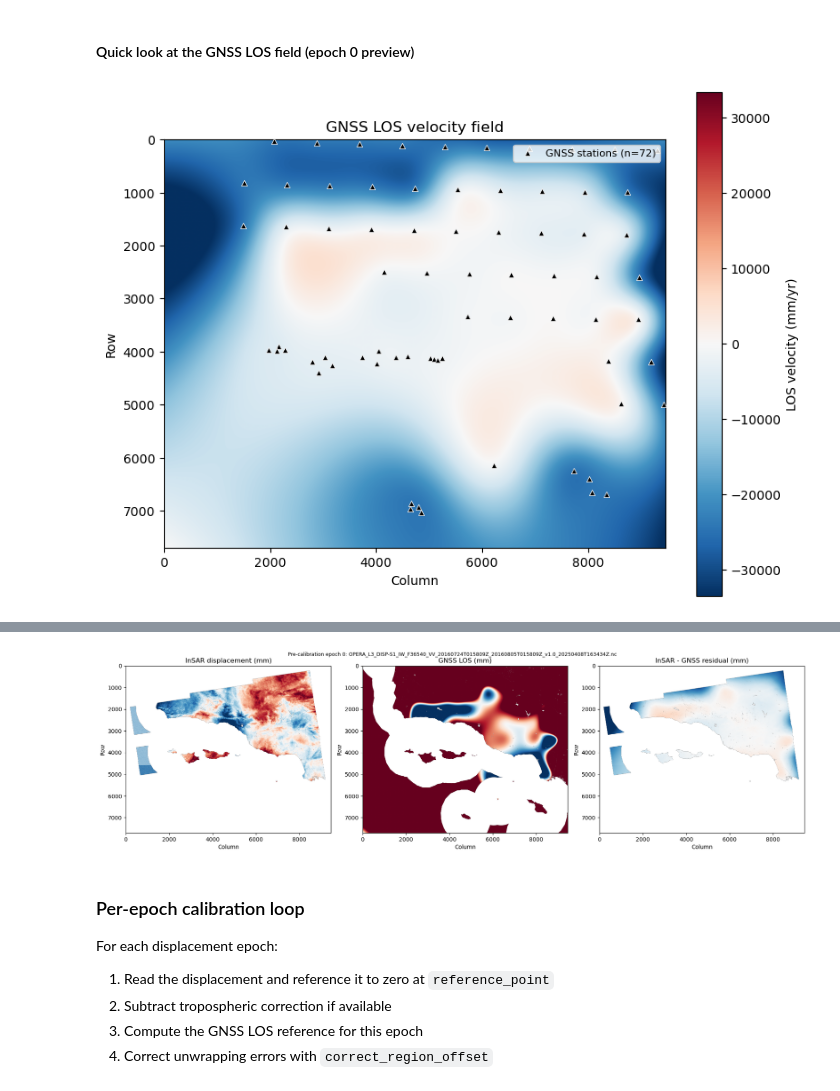
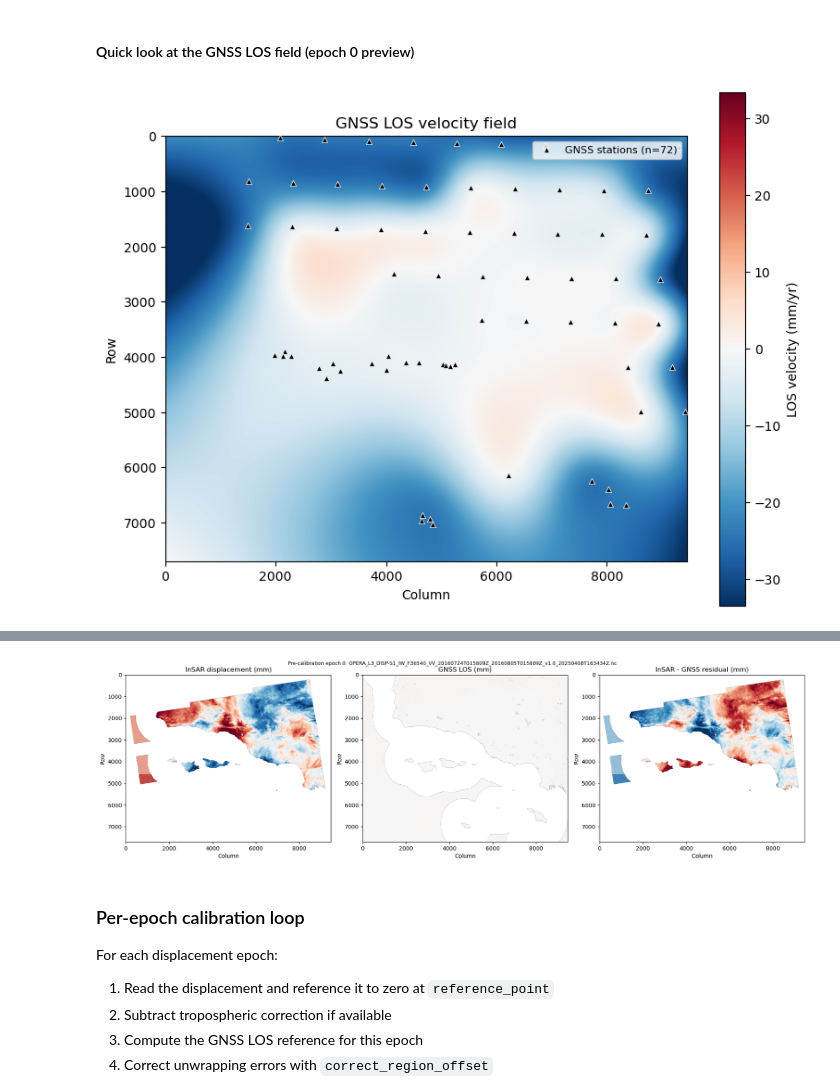
Before and after one commit to opera-adt/Venti, a Jupyter notebook: notebooks/calibration_workflow.ipynb, the cells around one changed output, grey strips where cells are left out. Drawn from its saved outputs; the diff is of its cells as text; code cells hidden in the pictures.

```diff
--- a/notebooks/calibration_workflow.ipynb
+++ b/notebooks/calibration_workflow.ipynb
@@ -242,7 +248,6 @@ if grid_type == "variable":
         method="rbf",
     )
     gnss_los_displacement_0 -= gnss_los_displacement_0[refy, refx]
-    gnss_los_displacement_0 *= 1000.0  # m -> mm
     print(
         f"Epoch 0 ({_ref_0:.3f} -> {_sec_0:.3f}): "
         f"LOS range [{gnss_los_displacement_0.min():.2f}, {gnss_los_displacement_0.max():.2f}] mm"
@@ -260,7 +265,7 @@ sta_row = (N - gnss.station_gdf.geometry.y.values) / (N - S) * ny
 sta_col = (gnss.station_gdf.geometry.x.values - W) / (E - W) * nx
 
 if grid_type == "constant":
-    data_mm  = gnss_los_velocity * 1000.0
+    data_mm  = gnss_los_velocity
     cb_label = "LOS velocity (mm/yr)"
     title    = "GNSS LOS velocity field"
 elif grid_type == "variable":
@@ -286,7 +291,7 @@ ax.legend(loc="upper right", fontsize=8)
 plt.tight_layout()
 plt.show()
 # %% [output]
-[figure, old version]
+[figure, new version]
 # %%
 # Visual Inspection before running the full calibration loop of the first
 # InSAR displacement in the stack, GNSS LOS field, and residual.
@@ -300,7 +305,7 @@ if matched_files:
     _disp_0 -= _disp_0[refy, refx]
 
     if grid_type == "constant":
-        _gnss_0 = gnss_los_velocity * (_ref_date_0 - _sec_date_0) * 1000.0
+        _gnss_0 = gnss_los_velocity * (_sec_date_0 - _ref_date_0)
     else:
         _gnss_0 = gnss.compute_displacement_los(
             ref_date=_ref_date_0,
@@ -310,7 +315,7 @@ if matched_files:
             los_up=dv,
             netcdf_file=_disp_file_0,
             method="rbf",
-        ) * 1000.0
+        )
         _gnss_0 -= _gnss_0[refy, refx]
 
     _residual_0  = np.where(mask, _disp_0 - _gnss_0, np.nan)
@@ -319,10 +324,10 @@ if matched_files:
 
     fig, axes = plt.subplots(1, 3, figsize=(18, 5))
 
-    axes[0].imshow(np.where(mask, _disp_0, np.nan), cmap="RdBu_r", vmin=-_vmax_0, vmax=_vmax_0)
+    axes[0].imshow(np.where(mask, _disp_0, np.nan), cmap="RdBu", vmin=-_vmax_0, vmax=_vmax_0)
     axes[0].set_title("InSAR displacement (mm)")
 
-    axes[1].imshow(np.where(mask, _gnss_0, np.nan), cmap="RdBu_r", vmin=-_vmax_0, vmax=_vmax_0)
+    axes[1].imshow(np.where(mask, _gnss_0, np.nan), cmap="RdBu", vmin=-_vmax_0, vmax=_vmax_0)
     axes[1].set_title("GNSS LOS (mm)")
 
     axes[2].imshow(_residual_0, cmap="RdBu_r", vmin=-_rvmax_0, vmax=_rvmax_0)
@@ -340,4 +345,4 @@ if matched_files:
-[figure, old version]
+[figure, new version]
 # %% [markdown]
 ### Per-epoch calibration loop
 
```
Also changed, not shown: parts of 8 cells of this notebook, 2 other files.
